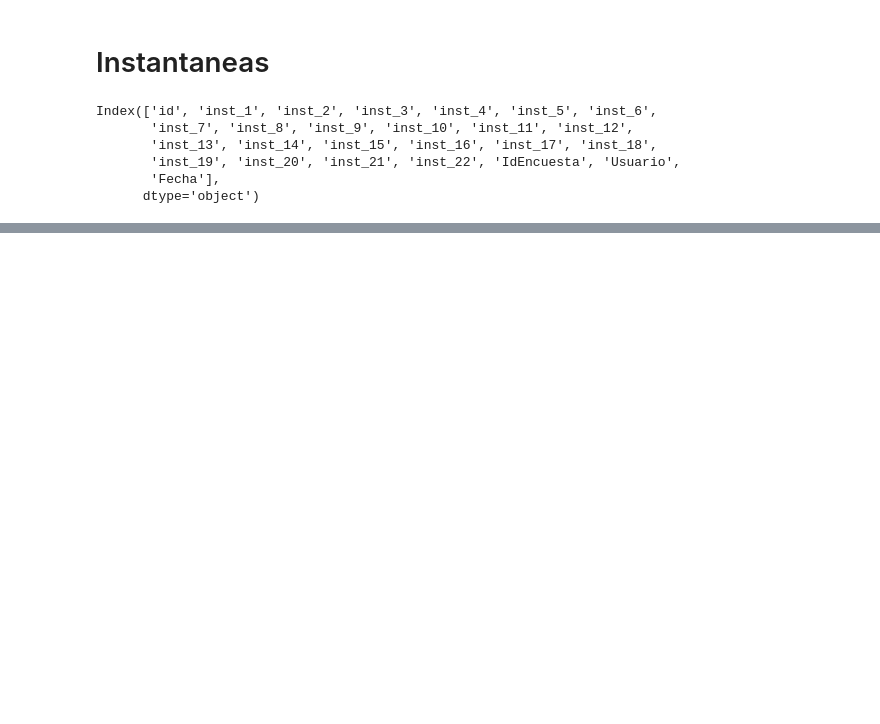
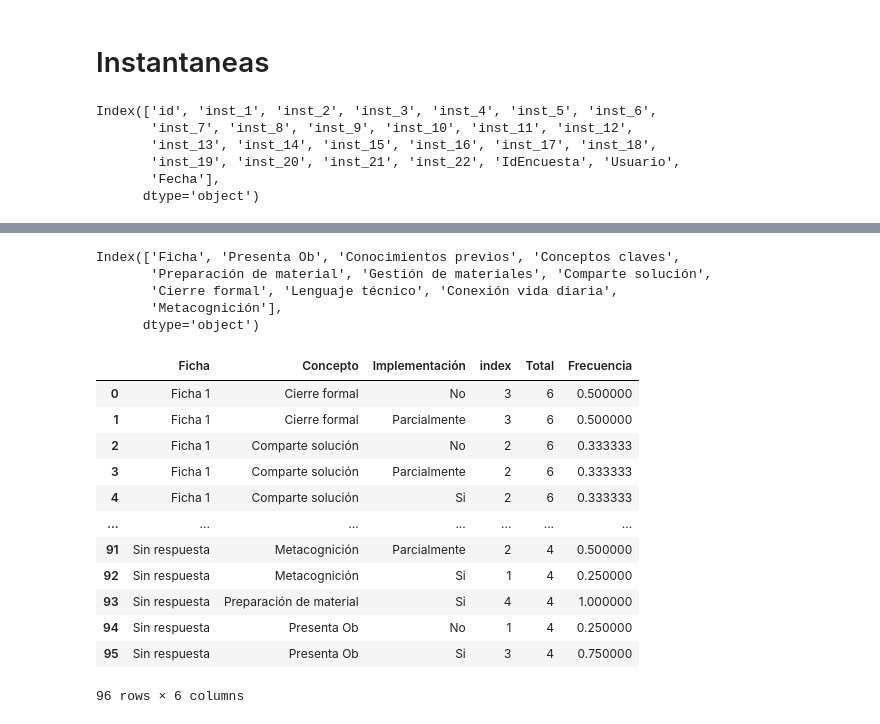
Before and after one commit to Grupo-Informatica-Educativa/CFK2022, a Jupyter notebook: utils/cleaners/Observaciones/observaciones_instantaneas.ipynb, the cells around one changed output, grey strips where cells are left out. Saved outputs shown, nothing was run; the diff lists cells and outputs as text; code cells hidden in the pictures; blank space fills up the shorter version.

```diff
--- a/utils/cleaners/Observaciones/observaciones_instantaneas.ipynb
+++ b/utils/cleaners/Observaciones/observaciones_instantaneas.ipynb
@@ -210,0 +158,32 @@ inst_cols = ['id', 'inst_1', 'inst_2', 'inst_3', 'inst_4', 'inst_5', 'inst_6',
+# %%
+datos.columns
+# %% [output]
+Index(['Ficha', 'Presenta Ob', 'Conocimientos previos', 'Conceptos claves',
+       'Preparación de material', 'Gestión de materiales', 'Comparte solución',
+       'Cierre formal', 'Lenguaje técnico', 'Conexión vida diaria',
+       'Metacognición'],
+      dtype='object')
+# %%
+dat = datos.melt(id_vars='Ficha', value_name='Implementación', var_name='Concepto')
+dat = dat.reset_index()
+# %%
+datp = dat.pivot_table(index=['Ficha','Concepto', 'Implementación'], values='index', aggfunc='count').reset_index()
+total = dat.pivot_table(index=['Ficha','Concepto'], values='index', aggfunc='count').reset_index().rename(columns={'index':'Total'})
+
+datp = datp.merge(total)
+datp['Frecuencia'] = datp['index']/datp['Total']
+datp
+# %% [output]
+|  | Ficha | Concepto | Implementación | index | Total | Frecuencia |
+| 0 | Ficha 1 | Cierre formal | No | 3 | 6 | 0.500000 |
+| 1 | Ficha 1 | Cierre formal | Parcialmente | 3 | 6 | 0.500000 |
+| 2 | Ficha 1 | Comparte solución | No | 2 | 6 | 0.333333 |
+| 3 | Ficha 1 | Comparte solución | Parcialmente | 2 | 6 | 0.333333 |
+| 4 | Ficha 1 | Comparte solución | Si | 2 | 6 | 0.333333 |
+| ... | ... | ... | ... | ... | ... | ... |
+| 91 | Sin respuesta | Metacognición | Parcialmente | 2 | 4 | 0.500000 |
+| 92 | Sin respuesta | Metacognición | Si | 1 | 4 | 0.250000 |
+| 93 | Sin respuesta | Preparación de material | Si | 4 | 4 | 1.000000 |
+| 94 | Sin respuesta | Presenta Ob | No | 1 | 4 | 0.250000 |
+| 95 | Sin respuesta | Presenta Ob | Si | 3 | 4 | 0.750000 |
+96 rows × 6 columns
```
Also changed, not shown: parts of 11 cells of this notebook, 1 other file.
